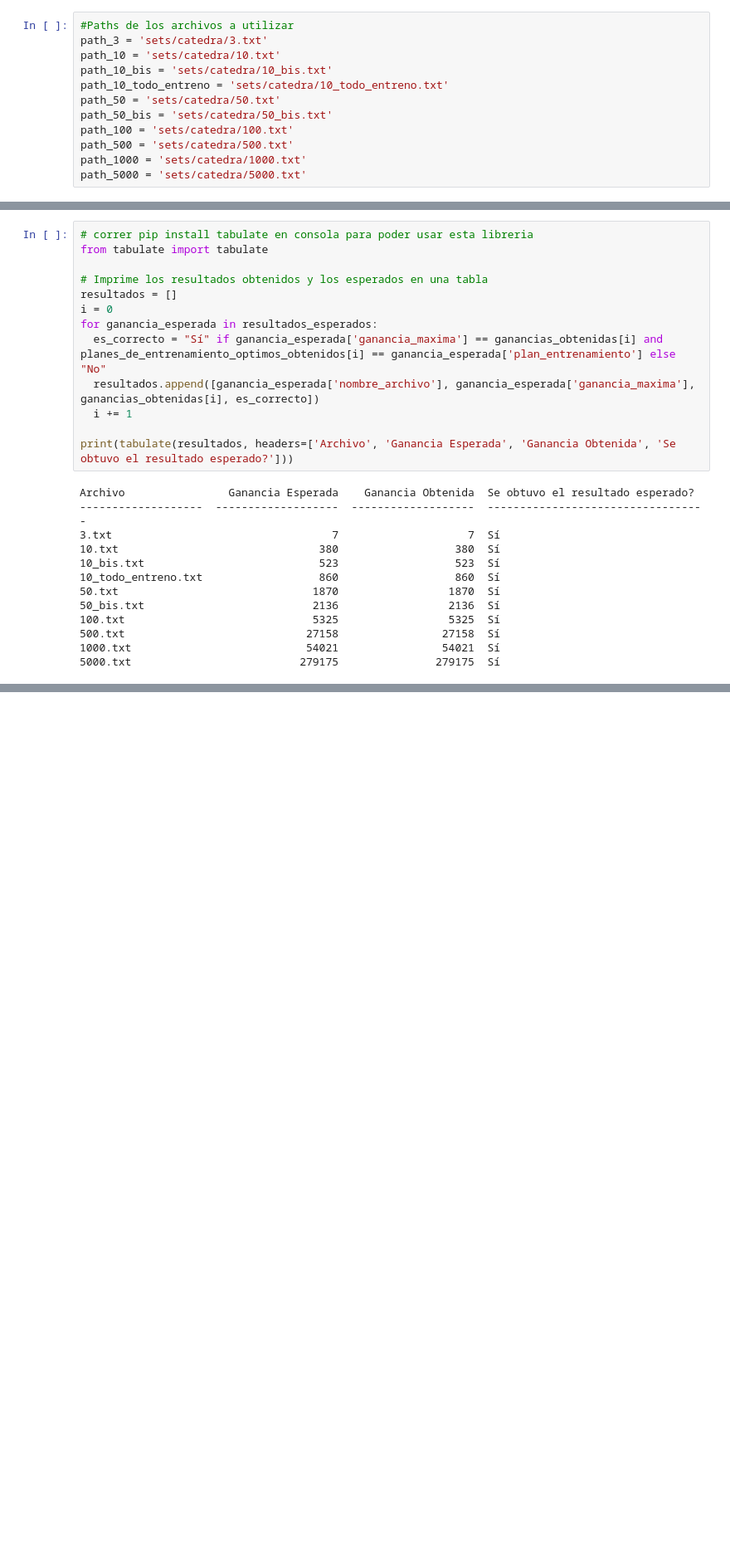
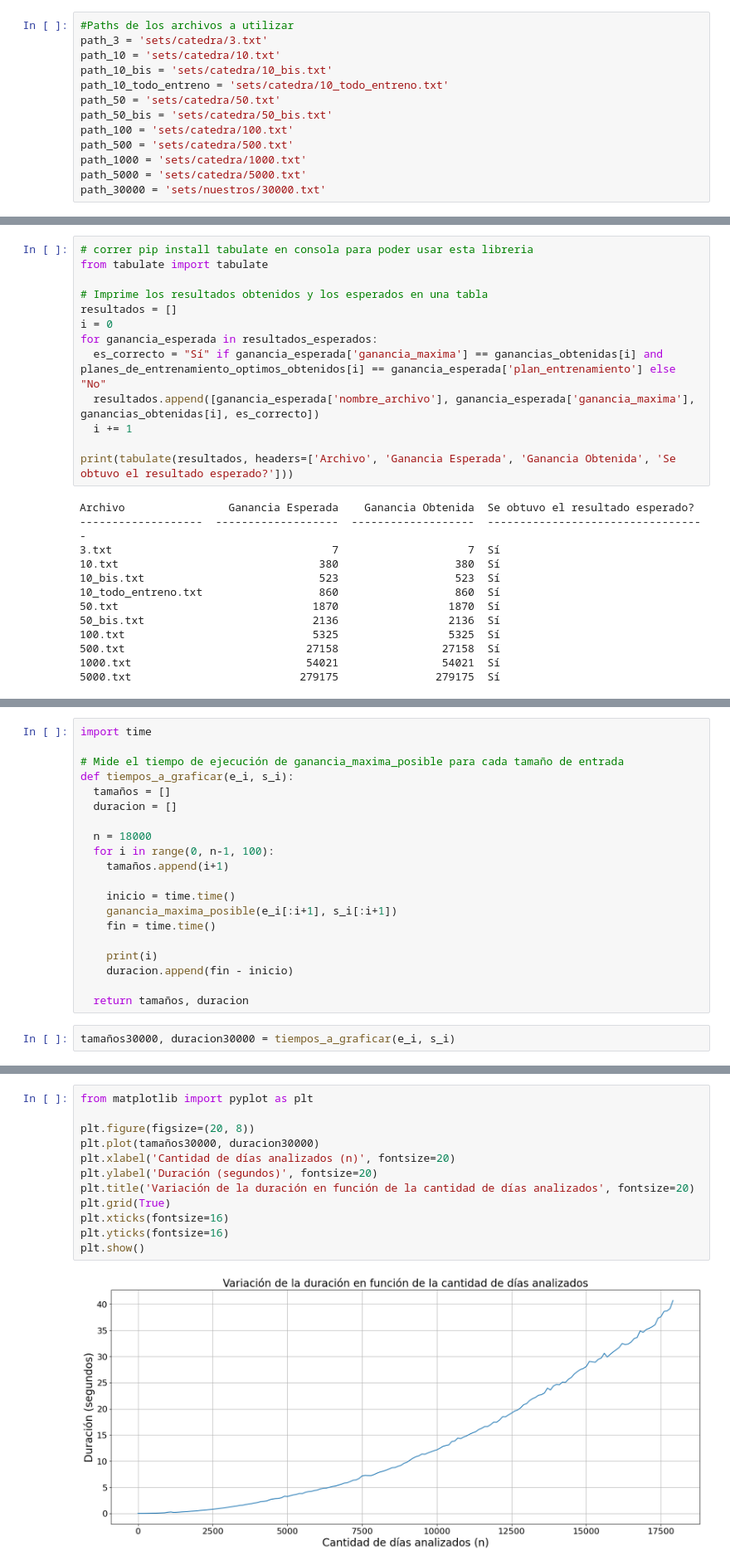
Before and after one commit to valenadels/TDA-I-Fiuba, a Jupyter notebook: TP2/TP2.ipynb, the cells around one changed output, grey strips where cells are left out. Shown: that part at 83% size. Saved outputs shown, nothing was run; the diff lists cells and outputs as text; blank space fills up the shorter version.

```diff
--- a/TP2/TP2.ipynb
+++ b/TP2/TP2.ipynb
@@ -39,6 +39,7 @@ path_100 = 'sets/catedra/100.txt'
 path_500 = 'sets/catedra/500.txt'
 path_1000 = 'sets/catedra/1000.txt'
 path_5000 = 'sets/catedra/5000.txt'
+path_30000 = 'sets/nuestros/30000.txt'
 # %%
 # Devuelve un array con los resultados esperados de los archivos brindados por la catedra
 def obtener_resultados_esperados():
@@ -195,0 +216,22 @@ Reconstruímos las soluciones
+# %%
+import time
+
+# Mide el tiempo de ejecución de ganancia_maxima_posible para cada tamaño de entrada
+def tiempos_a_graficar(e_i, s_i):
+  tamaños = []
+  duracion = []
+
+  n = 18000
+  for i in range(0, n-1, 100):
+    tamaños.append(i+1)
+
+    inicio = time.time()
+    ganancia_maxima_posible(e_i[:i+1], s_i[:i+1])
+    fin = time.time()
+
+    print(i)
+    duracion.append(fin - inicio)
+
+  return tamaños, duracion
+# %%
+tamaños30000, duracion30000 = tiempos_a_graficar(e_i, s_i)
@@ -195,0 +256,14 @@ Reconstruímos las soluciones
+# %%
+from matplotlib import pyplot as plt
+
+plt.figure(figsize=(20, 8))
+plt.plot(tamaños30000, duracion30000)
+plt.xlabel('Cantidad de días analizados (n)', fontsize=20)
+plt.ylabel('Duración (segundos)', fontsize=20)
+plt.title('Variación de la duración en función de la cantidad de días analizados', fontsize=20)
+plt.grid(True)
+plt.xticks(fontsize=16)
+plt.yticks(fontsize=16)
+plt.show()
+# %% [output]
+[figure, added]
```
Also changed, not shown: parts of 5 cells of this notebook, 2 other files.
